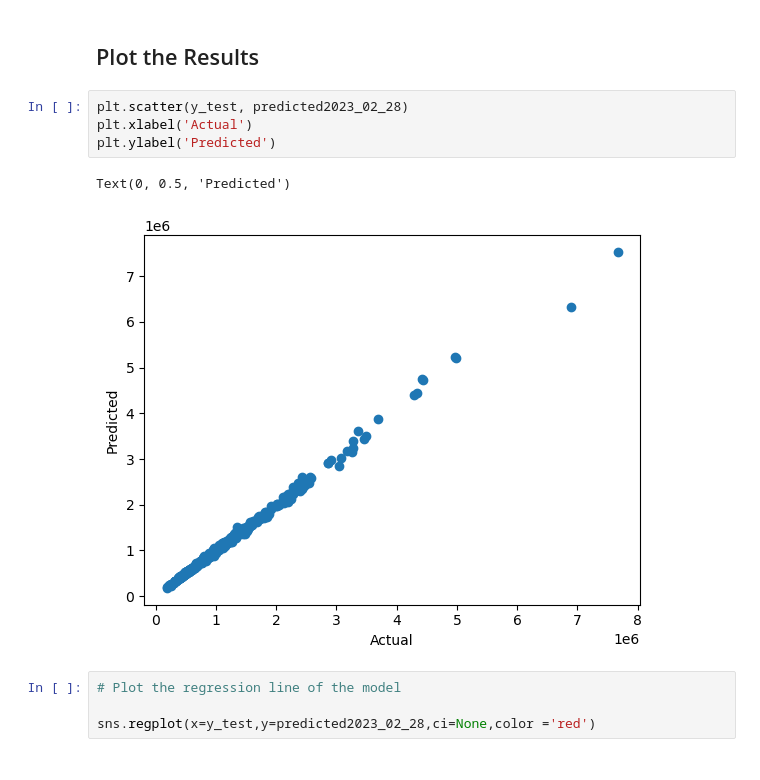
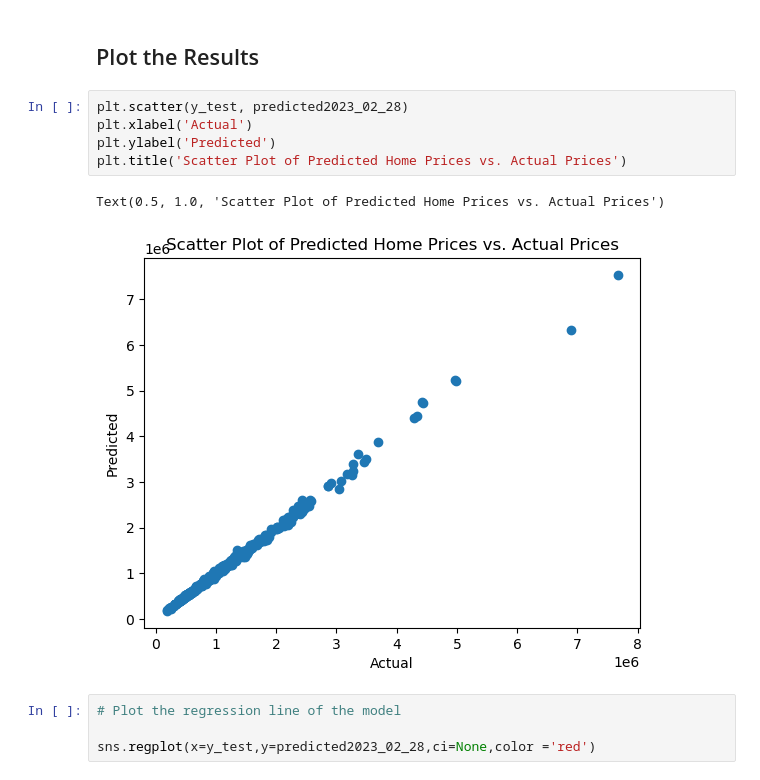
Before and after one commit to Ray54111/Housing-Prices-Machine-Learning-Project, a Jupyter notebook: ml_project.ipynb, the cells around one changed output. Saved outputs shown, nothing was run; the diff lists cells and outputs as text.

```diff
--- a/ml_project.ipynb
+++ b/ml_project.ipynb
@@ -130,10 +133,11 @@ array([ 329950.28577087, 1011395.35588159,  880736.00163062,
 # %%
 plt.scatter(y_test, predicted2023_02_28)
 plt.xlabel('Actual')
 plt.ylabel('Predicted')
+plt.title('Scatter Plot of Predicted Home Prices vs. Actual Prices')
 # %% [output]
-Text(0, 0.5, 'Predicted')
+Text(0.5, 1.0, 'Scatter Plot of Predicted Home Prices vs. Actual Prices')
-[figure, old version]
+[figure, new version]
 # %%
 # Plot the regression line of the model
 
```
Also changed, not shown: parts of 1 cell of this notebook, 1 other file.
